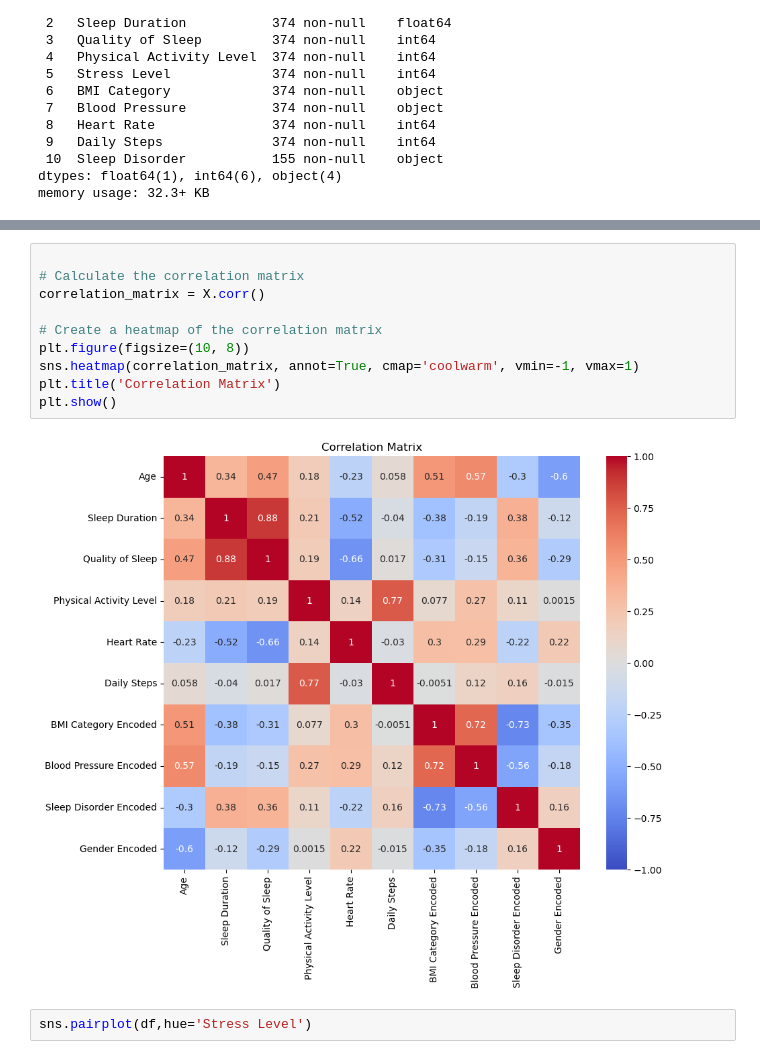
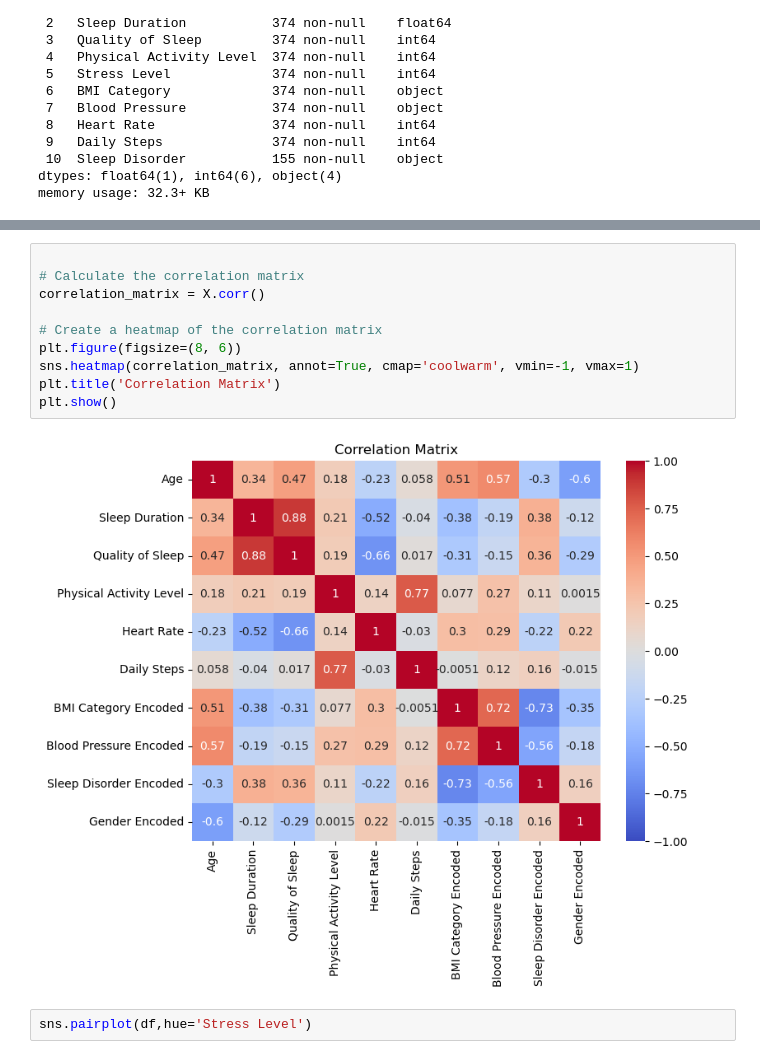
Before and after one commit to bitaniyanassir/ML_Projct, a Jupyter notebook: ML/sress level prediction.ipynb, the cells around one changed output, grey strips where cells are left out. Drawn from its saved outputs; the diff is of its cells as text.

```diff
--- a/ML/sress level prediction.ipynb
+++ b/ML/sress level prediction.ipynb
@@ -189,15 +158,15 @@ Blood Pressure Encoded               0.724217                1.000000
 # %%
 
 # Calculate the correlation matrix
 correlation_matrix = X.corr()
 
 # Create a heatmap of the correlation matrix
-plt.figure(figsize=(10, 8))
+plt.figure(figsize=(8, 6))
 sns.heatmap(correlation_matrix, annot=True, cmap='coolwarm', vmin=-1, vmax=1)
 plt.title('Correlation Matrix')
 plt.show()
 # %% [output]
-[figure, old version]
+[figure, new version]
 # %%
 sns.pairplot(df,hue='Stress Level')
 # %% [output]
```
Also changed, not shown: parts of 19 cells of this notebook.
